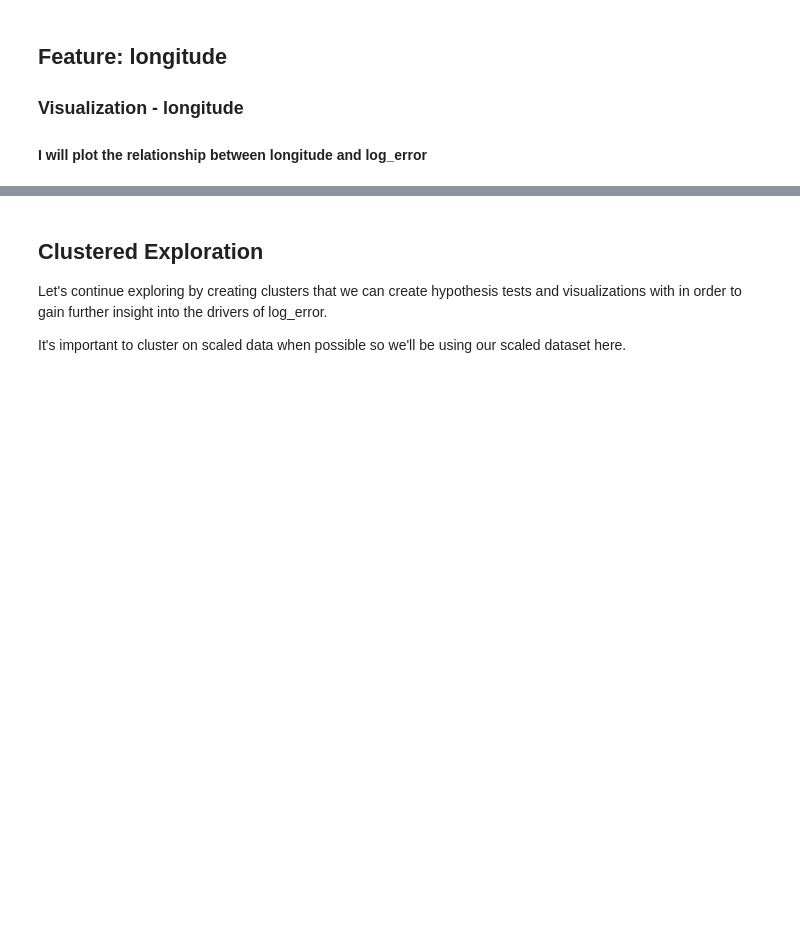
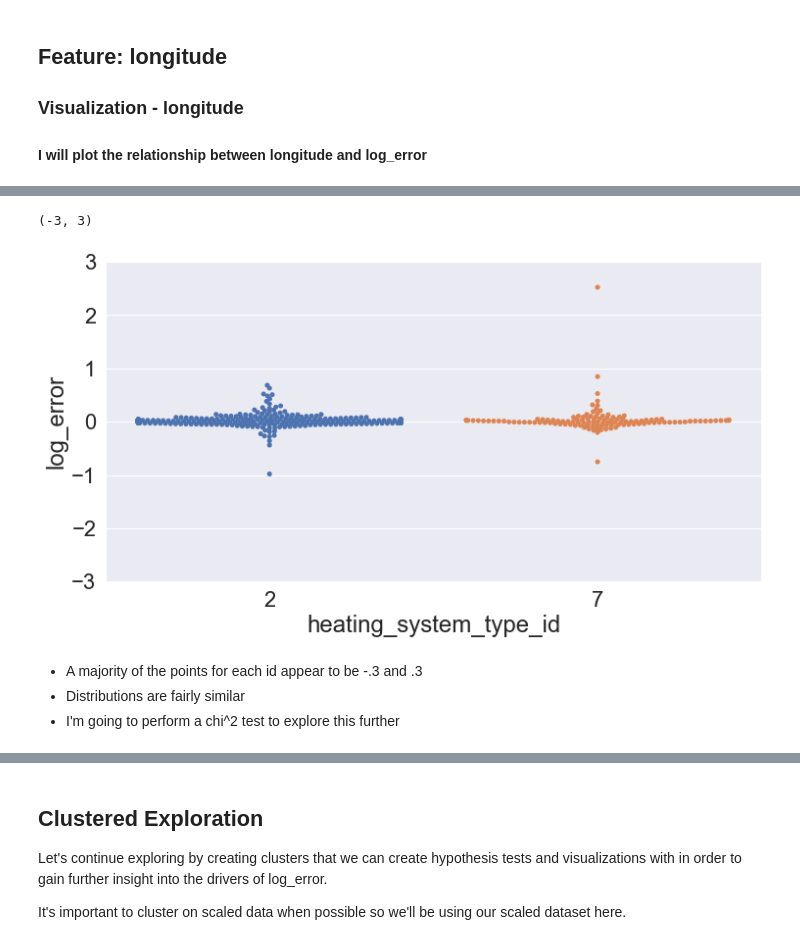
Before and after one commit to SamuelD-Data/zillow_clustering_project, a Jupyter notebook: WIP/update_notebook.ipynb, the cells around one changed output, grey strips where cells are left out. Cells and saved outputs as stored; diff of their text form; code cells hidden in the pictures; blank space fills up the shorter version.

```diff
--- a/WIP/update_notebook.ipynb
+++ b/WIP/update_notebook.ipynb
@@ -826,0 +906,11 @@ corr, p
+# %%
+# creating swarmplot of log erro
+ax = sns.swarmplot(x = "heating_system_type_id", y="log_error", data = swarm_df )
+plt.ylim([-3, 3])
+# %% [output]
+(-3, 3)
+[figure, added]
+# %% [markdown]
+- A majority of the points for each id appear to be -.3 and .3
+- Distributions are fairly similar
+- I'm going to perform a chi^2 test to explore this further
```
Also changed, not shown: parts of 88 cells of this notebook.
